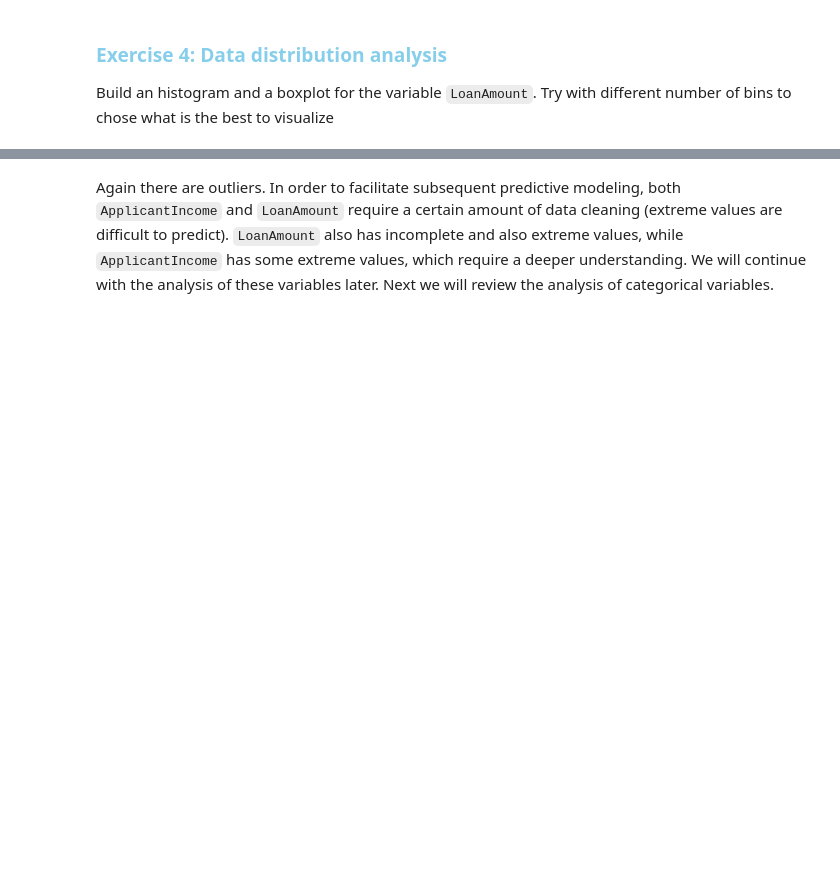
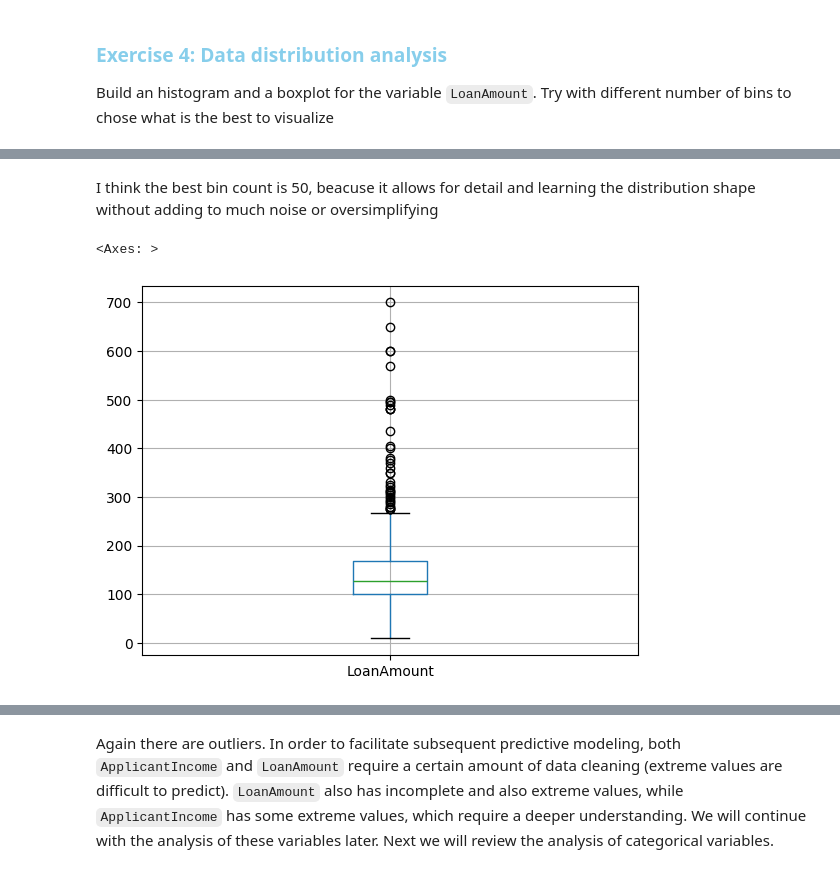
Before and after one commit to MartinaIscarSoto/TPM034A_2026, a Jupyter notebook: My labs/lab_session_00/lab_session_00.ipynb, the cells around one changed output, grey strips where cells are left out. Saved outputs shown, nothing was run; the diff lists cells and outputs as text; code cells hidden in the pictures; blank space fills up the shorter version.

```diff
--- a/My labs/lab_session_00/lab_session_00.ipynb
+++ b/My labs/lab_session_00/lab_session_00.ipynb
@@ -444,0 +492,7 @@ Build an histogram and a boxplot for the variable `LoanAmount`. Try with differe
+# %% [markdown]
+I think the best bin count is 50, beacuse it allows for detail and learning the distribution shape without adding to much noise or oversimplifying
+# %%
+df.boxplot(column='LoanAmount')
+# %% [output]
+<Axes: >
+[figure, added]
```
Also changed, not shown: parts of 17 cells of this notebook.
